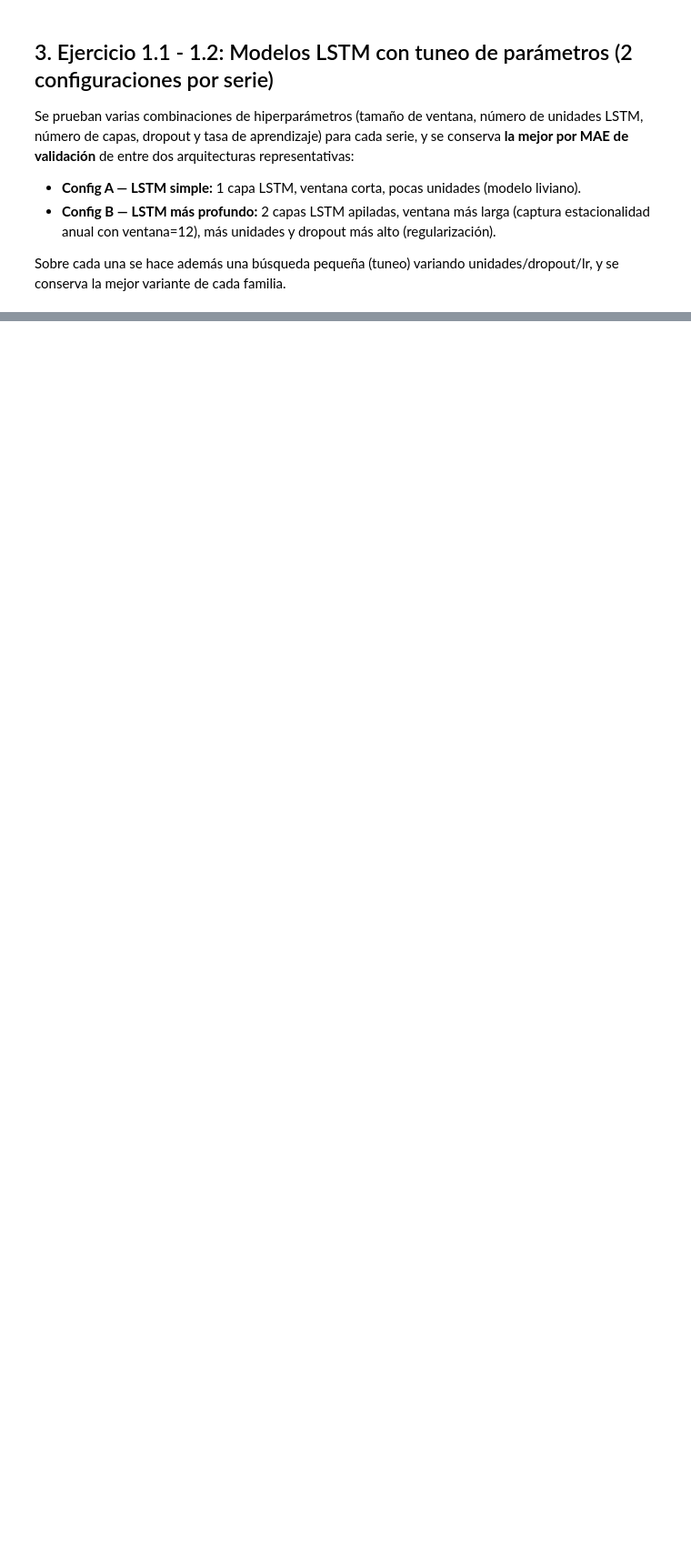
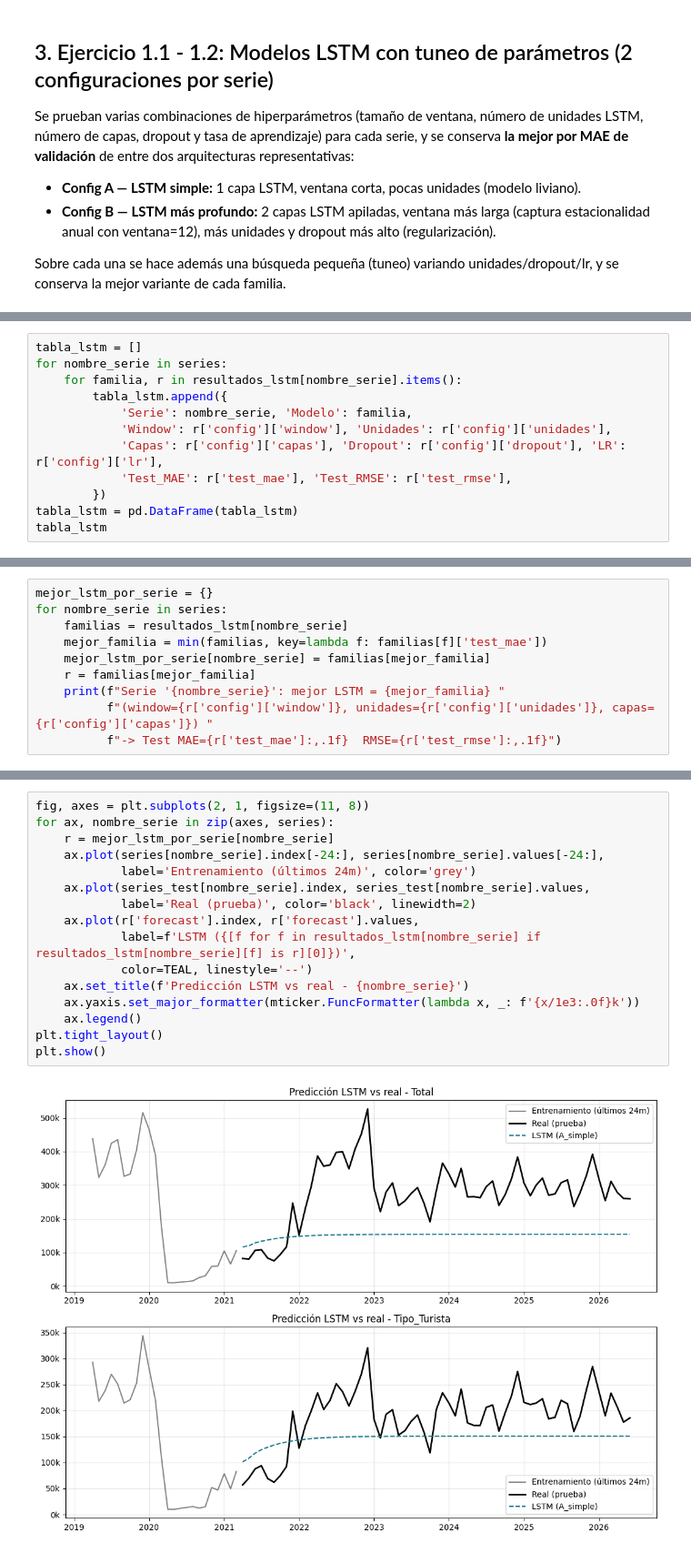
Before and after one commit to Zacatac23/Lab2_Data, a Jupyter notebook: Avance_Laboratorio2_LSTM.ipynb, the cells around one changed output, grey strips where cells are left out. Shown at 91% size. Cells and saved outputs as stored; diff of their text form; blank space fills up the shorter version.

Commit message:
feat: avances LSTM - secciones 1.3 y 1.4

```diff
--- a/Avance_Laboratorio2_LSTM.ipynb
+++ b/Avance_Laboratorio2_LSTM.ipynb
@@ -316,0 +309,12 @@ for nombre_serie in series:
+# %%
+tabla_lstm = []
+for nombre_serie in series:
+    for familia, r in resultados_lstm[nombre_serie].items():
+        tabla_lstm.append({
+            'Serie': nombre_serie, 'Modelo': familia,
+            'Window': r['config']['window'], 'Unidades': r['config']['unidades'],
+            'Capas': r['config']['capas'], 'Dropout': r['config']['dropout'], 'LR': r['config']['lr'],
+            'Test_MAE': r['test_mae'], 'Test_RMSE': r['test_rmse'],
+        })
+tabla_lstm = pd.DataFrame(tabla_lstm)
+tabla_lstm
@@ -316,0 +327,10 @@ for nombre_serie in series:
+# %%
+mejor_lstm_por_serie = {}
+for nombre_serie in series:
+    familias = resultados_lstm[nombre_serie]
+    mejor_familia = min(familias, key=lambda f: familias[f]['test_mae'])
+    mejor_lstm_por_serie[nombre_serie] = familias[mejor_familia]
+    r = familias[mejor_familia]
+    print(f"Serie '{nombre_serie}': mejor LSTM = {mejor_familia} "
+          f"(window={r['config']['window']}, unidades={r['config']['unidades']}, capas={r['config']['capas']}) "
+          f"-> Test MAE={r['test_mae']:,.1f}  RMSE={r['test_rmse']:,.1f}")
@@ -316,0 +340,18 @@ for nombre_serie in series:
+# %%
+fig, axes = plt.subplots(2, 1, figsize=(11, 8))
+for ax, nombre_serie in zip(axes, series):
+    r = mejor_lstm_por_serie[nombre_serie]
+    ax.plot(series[nombre_serie].index[-24:], series[nombre_serie].values[-24:],
+            label='Entrenamiento (últimos 24m)', color='grey')
+    ax.plot(series_test[nombre_serie].index, series_test[nombre_serie].values,
+            label='Real (prueba)', color='black', linewidth=2)
+    ax.plot(r['forecast'].index, r['forecast'].values,
+            label=f'LSTM ({[f for f in resultados_lstm[nombre_serie] if resultados_lstm[nombre_serie][f] is r][0]})',
+            color=TEAL, linestyle='--')
+    ax.set_title(f'Predicción LSTM vs real - {nombre_serie}')
+    ax.yaxis.set_major_formatter(mticker.FuncFormatter(lambda x, _: f'{x/1e3:.0f}k'))
+    ax.legend()
+plt.tight_layout()
+plt.show()
+# %% [output]
+[figure, added]
```
Also changed, not shown: parts of 9 cells of this notebook.
